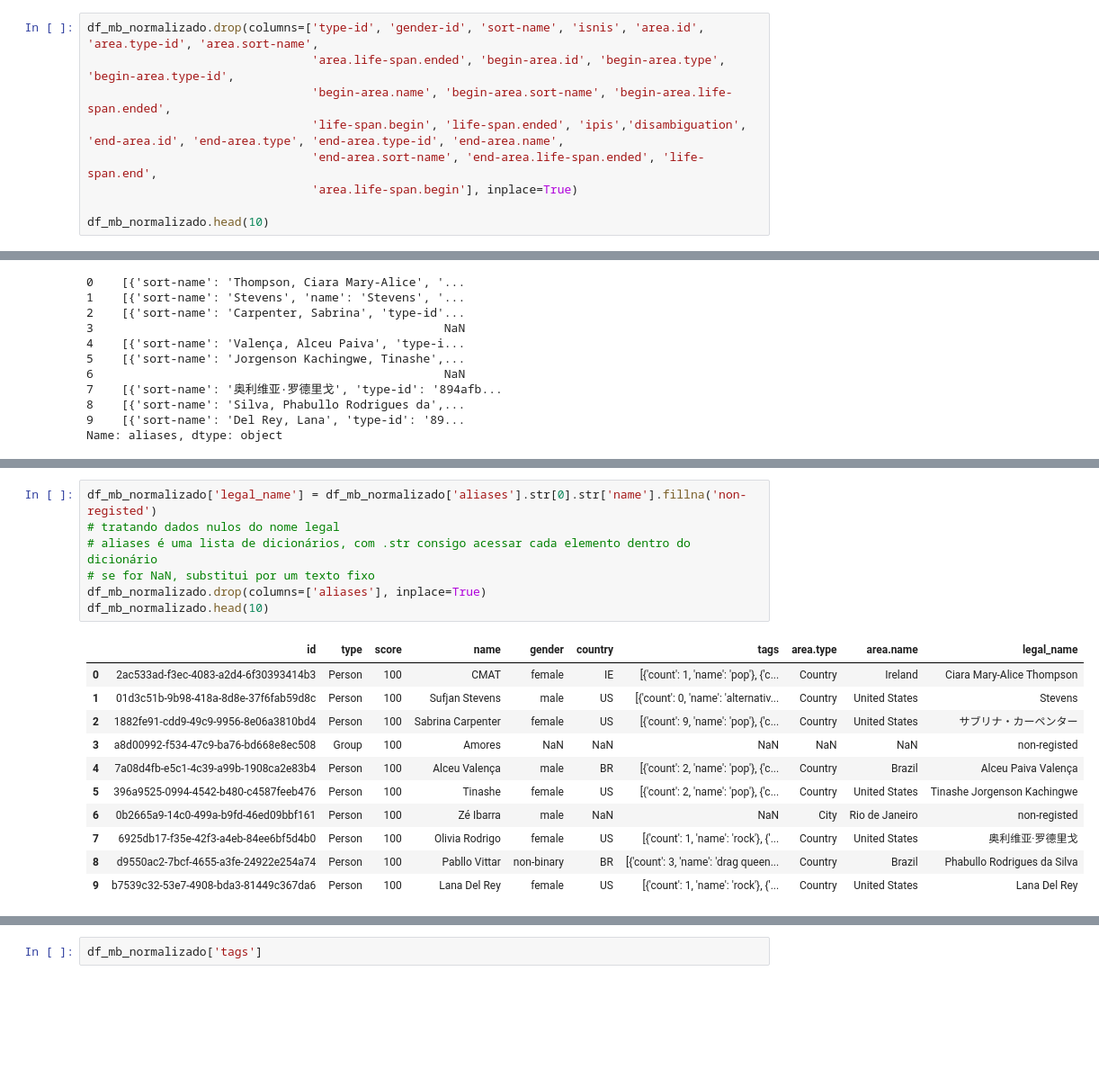
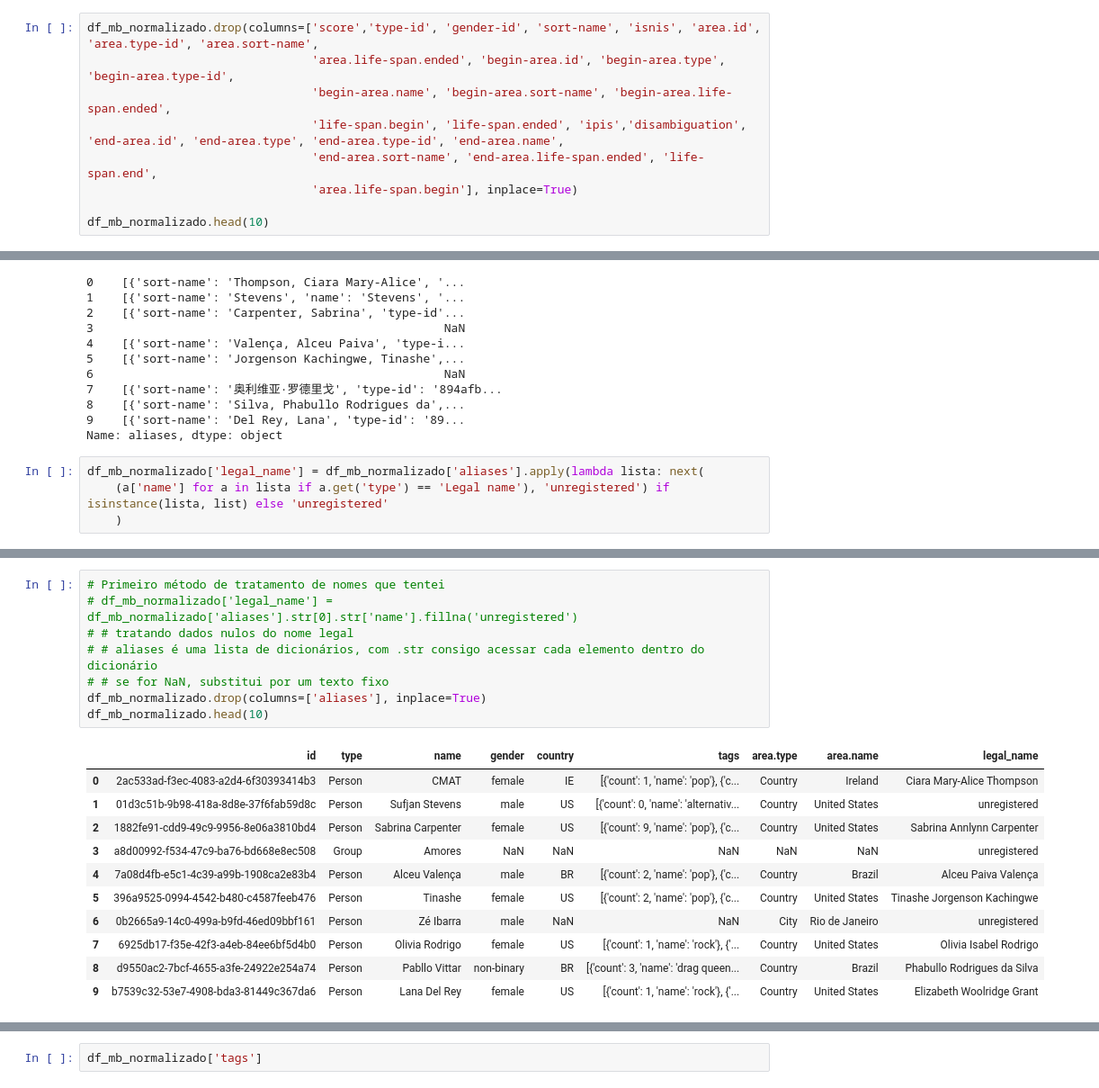
Before and after one commit to Brendalu2005/music-data-analysis, a Jupyter notebook: notebooks/transform/transform_musicbrainz.ipynb, the cells around one changed output, grey strips where cells are left out. Shown at 90% size. Drawn from its saved outputs; the diff is of its cells as text; blank space fills up the shorter version.

Commit message:
finalizando tratamento de dados nulos + correção na busca de nomes

```diff
--- a/notebooks/transform/transform_musicbrainz.ipynb
+++ b/notebooks/transform/transform_musicbrainz.ipynb
@@ -78,7 +78,7 @@ Index(['id', 'type', 'type-id', 'score', 'gender-id', 'name', 'sort-name',
        'area.life-span.begin'],
       dtype='str')
 # %%
-df_mb_normalizado.drop(columns=['type-id', 'gender-id', 'sort-name', 'isnis', 'area.id', 'area.type-id', 'area.sort-name',
+df_mb_normalizado.drop(columns=['score','type-id', 'gender-id', 'sort-name', 'isnis', 'area.id', 'area.type-id', 'area.sort-name',
                                 'area.life-span.ended', 'begin-area.id', 'begin-area.type', 'begin-area.type-id',
                                 'begin-area.name', 'begin-area.sort-name', 'begin-area.life-span.ended',
                                 'life-span.begin', 'life-span.ended', 'ipis','disambiguation', 'end-area.id', 'end-area.type', 'end-area.type-id', 'end-area.name',
@@ -112,3 +112,7 @@ df_mb_normalizado['aliases'].head(10)
 8    [{'sort-name': 'Silva, Phabullo Rodrigues da',...
 9    [{'sort-name': 'Del Rey, Lana', 'type-id': '89...
 Name: aliases, dtype: object
+# %%
+df_mb_normalizado['legal_name'] = df_mb_normalizado['aliases'].apply(lambda lista: next(
+    (a['name'] for a in lista if a.get('type') == 'Legal name'), 'unregistered') if isinstance(lista, list) else 'unregistered'
+    )
@@ -115,22 +128,23 @@ Name: aliases, dtype: object
 # %%
-df_mb_normalizado['legal_name'] = df_mb_normalizado['aliases'].str[0].str['name'].fillna('non-registed')
-# tratando dados nulos do nome legal
-# aliases é uma lista de dicionários, com .str consigo acessar cada elemento dentro do dicionário
-# se for NaN, substitui por um texto fixo
+# Primeiro método de tratamento de nomes que tentei
+# df_mb_normalizado['legal_name'] = df_mb_normalizado['aliases'].str[0].str['name'].fillna('unregistered')
+# # tratando dados nulos do nome legal
+# # aliases é uma lista de dicionários, com .str consigo acessar cada elemento dentro do dicionário
+# # se for NaN, substitui por um texto fixo
 df_mb_normalizado.drop(columns=['aliases'], inplace=True)
 df_mb_normalizado.head(10)
 # %% [output]
-|  | id | type | score | name | gender | country | tags | area.type | area.name | legal_name |
-| 0 | 2ac533ad-f3ec-4083-a2d4-6f30393414b3 | Person | 100 | CMAT | female | IE | [{'count': 1, 'name': 'pop'}, {'c... | Country | Ireland | Ciara Mary-Alice Thompson |
-| 1 | 01d3c51b-9b98-418a-8d8e-37f6fab59d8c | Person | 100 | Sufjan Stevens | male | US | [{'count': 0, 'name': 'alternativ... | Country | United States | Stevens |
-| 2 | 1882fe91-cdd9-49c9-9956-8e06a3810bd4 | Person | 100 | Sabrina Carpenter | female | US | [{'count': 9, 'name': 'pop'}, {'c... | Country | United States | サブリナ・カーペンター |
-| 3 | a8d00992-f534-47c9-ba76-bd668e8ec508 | Group | 100 | Amores | NaN | NaN | NaN | NaN | NaN | non-registed |
-| 4 | 7a08d4fb-e5c1-4c39-a99b-1908ca2e83b4 | Person | 100 | Alceu Valença | male | BR | [{'count': 2, 'name': 'pop'}, {'c... | Country | Brazil | Alceu Paiva Valença |
-| 5 | 396a9525-0994-4542-b480-c4587feeb476 | Person | 100 | Tinashe | female | US | [{'count': 2, 'name': 'pop'}, {'c... | Country | United States | Tinashe Jorgenson Kachingwe |
-| 6 | 0b2665a9-14c0-499a-b9fd-46ed09bbf161 | Person | 100 | Zé Ibarra | male | NaN | NaN | City | Rio de Janeiro | non-registed |
-| 7 | 6925db17-f35e-42f3-a4eb-84ee6bf5d4b0 | Person | 100 | Olivia Rodrigo | female | US | [{'count': 1, 'name': 'rock'}, {'... | Country | United States | 奥利维亚·罗德里戈 |
-| 8 | d9550ac2-7bcf-4655-a3fe-24922e254a74 | Person | 100 | Pabllo Vittar | non-binary | BR | [{'count': 3, 'name': 'drag queen... | Country | Brazil | Phabullo Rodrigues da Silva |
-| 9 | b7539c32-53e7-4908-bda3-81449c367da6 | Person | 100 | Lana Del Rey | female | US | [{'count': 1, 'name': 'rock'}, {'... | Country | United States | Lana Del Rey |
+|  | id | type | name | gender | country | tags | area.type | area.name | legal_name |
+| 0 | 2ac533ad-f3ec-4083-a2d4-6f30393414b3 | Person | CMAT | female | IE | [{'count': 1, 'name': 'pop'}, {'c... | Country | Ireland | Ciara Mary-Alice Thompson |
+| 1 | 01d3c51b-9b98-418a-8d8e-37f6fab59d8c | Person | Sufjan Stevens | male | US | [{'count': 0, 'name': 'alternativ... | Country | United States | unregistered |
+| 2 | 1882fe91-cdd9-49c9-9956-8e06a3810bd4 | Person | Sabrina Carpenter | female | US | [{'count': 9, 'name': 'pop'}, {'c... | Country | United States | Sabrina Annlynn Carpenter |
+| 3 | a8d00992-f534-47c9-ba76-bd668e8ec508 | Group | Amores | NaN | NaN | NaN | NaN | NaN | unregistered |
+| 4 | 7a08d4fb-e5c1-4c39-a99b-1908ca2e83b4 | Person | Alceu Valença | male | BR | [{'count': 2, 'name': 'pop'}, {'c... | Country | Brazil | Alceu Paiva Valença |
+| 5 | 396a9525-0994-4542-b480-c4587feeb476 | Person | Tinashe | female | US | [{'count': 2, 'name': 'pop'}, {'c... | Country | United States | Tinashe Jorgenson Kachingwe |
+| 6 | 0b2665a9-14c0-499a-b9fd-46ed09bbf161 | Person | Zé Ibarra | male | NaN | NaN | City | Rio de Janeiro | unregistered |
+| 7 | 6925db17-f35e-42f3-a4eb-84ee6bf5d4b0 | Person | Olivia Rodrigo | female | US | [{'count': 1, 'name': 'rock'}, {'... | Country | United States | Olivia Isabel Rodrigo |
+| 8 | d9550ac2-7bcf-4655-a3fe-24922e254a74 | Person | Pabllo Vittar | non-binary | BR | [{'count': 3, 'name': 'drag queen... | Country | Brazil | Phabullo Rodrigues da Silva |
+| 9 | b7539c32-53e7-4908-bda3-81449c367da6 | Person | Lana Del Rey | female | US | [{'count': 1, 'name': 'rock'}, {'... | Country | United States | Elizabeth Woolridge Grant |
 # %%
 df_mb_normalizado.isna()
 # %% [output]
```
Also changed, not shown: parts of 11 cells of this notebook, 1 other file.
